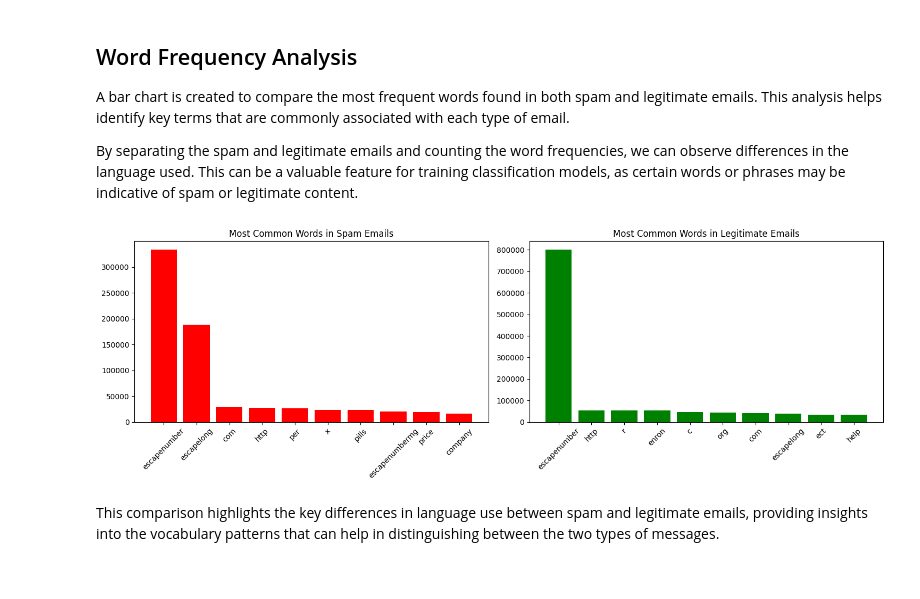
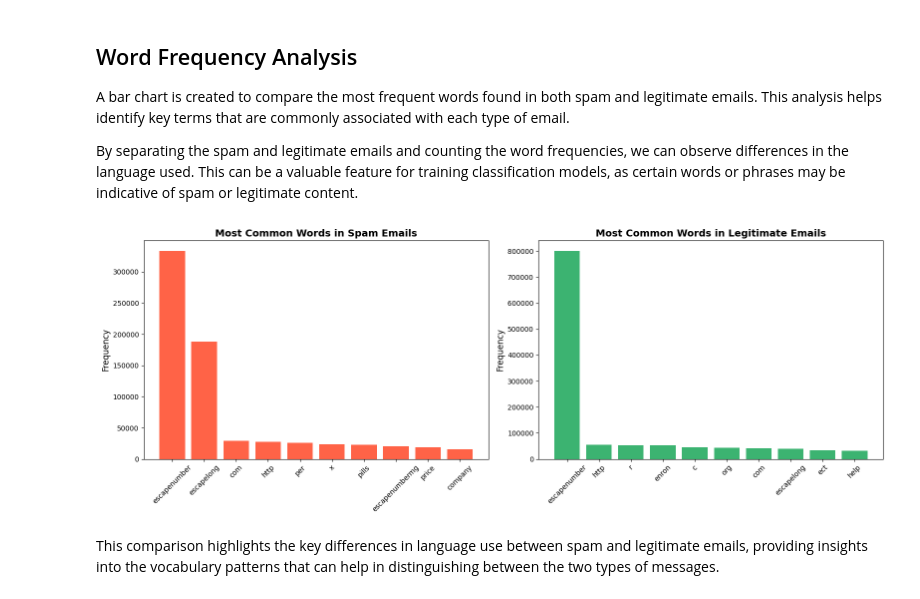
Before and after one commit to sergio11/spam_email_classifier_lstm, a Jupyter notebook: Spam_Email_Classification.ipynb, the cells around one changed output. Saved outputs shown, nothing was run; the diff lists cells and outputs as text; code cells hidden in the pictures.

```diff
--- a/Spam_Email_Classification.ipynb
+++ b/Spam_Email_Classification.ipynb
@@ -313,44 +338,57 @@ A bar chart is created to compare the most frequent words found in both spam and
 
 By separating the spam and legitimate emails and counting the word frequencies, we can observe differences in the language used. This can be a valuable feature for training classification models, as certain words or phrases may be indicative of spam or legitimate content.
 # %%
+# Import necessary libraries
+import pandas as pd
+import matplotlib.pyplot as plt
+from collections import Counter
+
 # Separate the spam and legitimate emails
-spam_emails = df[df['label'] == 1]['text']
-legit_emails = df[df['label'] == 0]['text']
+spam_emails = df.loc[df['label'] == 1, 'text']
+legit_emails = df.loc[df['label'] == 0, 'text']
 
-# Count word frequencies for spam
-spam_words = Counter()
-spam_emails.apply(lambda x: spam_words.update(x.split()))
+# Define a function to count word frequencies
+def count_word_frequencies(email_series):
+    word_counter = Counter()
+    email_series.str.split().apply(word_counter.update)
+    return word_counter
 
-# Count word frequencies for legitimate emails
-legit_words = Counter()
-legit_emails.apply(lambda x: legit_words.update(x.split()))
+# Count word frequencies for spam and legitimate emails
+spam_words = count_word_frequencies(spam_emails)
+legit_words = count_word_frequencies(legit_emails)
 
-# Get the most common words in spam and legitimate emails
+# Get the 10 most common words for each category
 spam_common = spam_words.most_common(10)
 legit_common = legit_words.most_common(10)
 
-# Convert to DataFrame
+# Convert to DataFrames for visualization
 spam_common_df = pd.DataFrame(spam_common, columns=['Word', 'Frequency'])
 legit_common_df = pd.DataFrame(legit_common, columns=['Word', 'Frequency'])
 
-# Plotting the most common words in spam emails
-plt.figure(figsize=(15, 5))
+# Set up the figure for plotting
+plt.figure(figsize=(16, 6))
 
+# Plot the most common words in spam emails
 plt.subplot(1, 2, 1)
-plt.bar(spam_common_df['Word'], spam_common_df['Frequency'], color='red')
-plt.title('Most Common Words in Spam Emails')
-plt.xticks(rotation=45)
+plt.bar(spam_common_df['Word'], spam_common_df['Frequency'], color='tomato')
+plt.title('Most Common Words in Spam Emails', fontsize=14, fontweight='bold')
+plt.xticks(rotation=45, fontsize=10)
+plt.ylabel('Frequency', fontsize=12)
 
-# Plotting the most common words in legitimate emails
+# Plot the most common words in legitimate emails
 plt.subplot(1, 2, 2)
-plt.bar(legit_common_df['Word'], legit_common_df['Frequency'], color='green')
-plt.title('Most Common Words in Legitimate Emails')
-plt.xticks(rotation=45)
+plt.bar(legit_common_df['Word'], legit_common_df['Frequency'], color='mediumseagreen')
+plt.title('Most Common Words in Legitimate Emails', fontsize=14, fontweight='bold')
+plt.xticks(rotation=45, fontsize=10)
+plt.ylabel('Frequency', fontsize=12)
 
+# Adjust layout for better visual appeal
 plt.tight_layout()
+
+# Display the plots
 plt.show()
 # %% [output]
-[figure, old version]
+[figure, new version]
 # %% [markdown]
 This comparison highlights the key differences in language use between spam and legitimate emails, providing insights into the vocabulary patterns that can help in distinguishing between the two types of messages.
 # %% [markdown]
```
Also changed, not shown: parts of 21 cells of this notebook, 3 other files.
